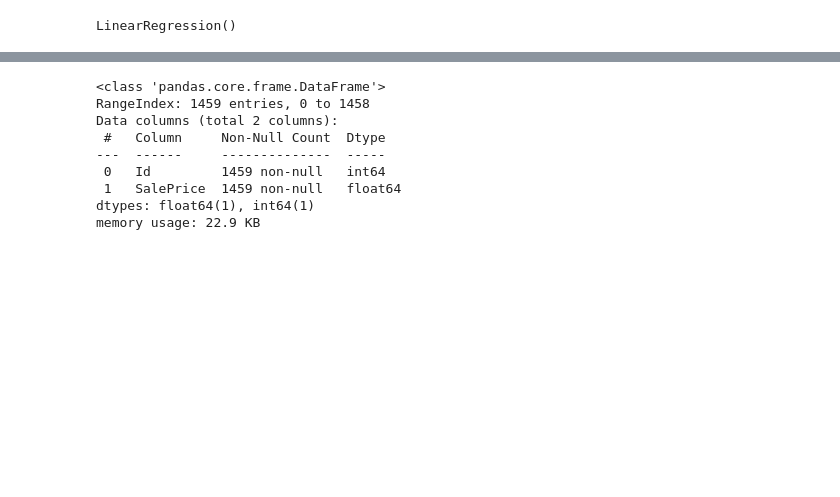
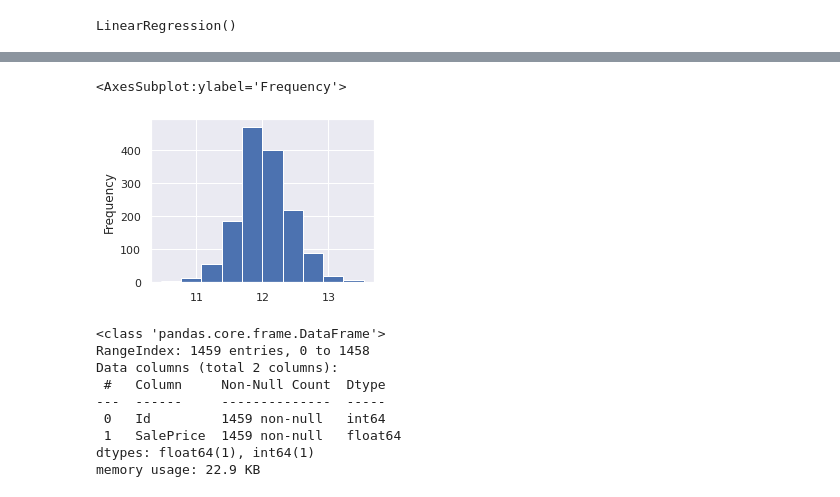
Before and after one commit to JeanMichelBereder/Kaggle, a Jupyter notebook: kaggle-house-prices.ipynb, the cells around one changed output, grey strips where cells are left out. Cells and saved outputs as stored; diff of their text form; code cells hidden in the pictures; blank space fills up the shorter version.

Commit message:
Kaggle Notebook | kaggle_house_prices | Version 24

```diff
--- a/kaggle-house-prices.ipynb
+++ b/kaggle-house-prices.ipynb
@@ -366,3 +365,8 @@ array([4.87693858e-13, 7.62327984e-13, 5.56290858e-13, ...,
+# %%
+train_data['SalePrice'].plot(kind='hist')
+# %% [output]
+<AxesSubplot:ylabel='Frequency'>
+[figure, added]
 # %%
 result = pd.DataFrame(columns=['Id', 'SalePrice'])
 # %%
```
Also changed, not shown: parts of 7 cells of this notebook.
